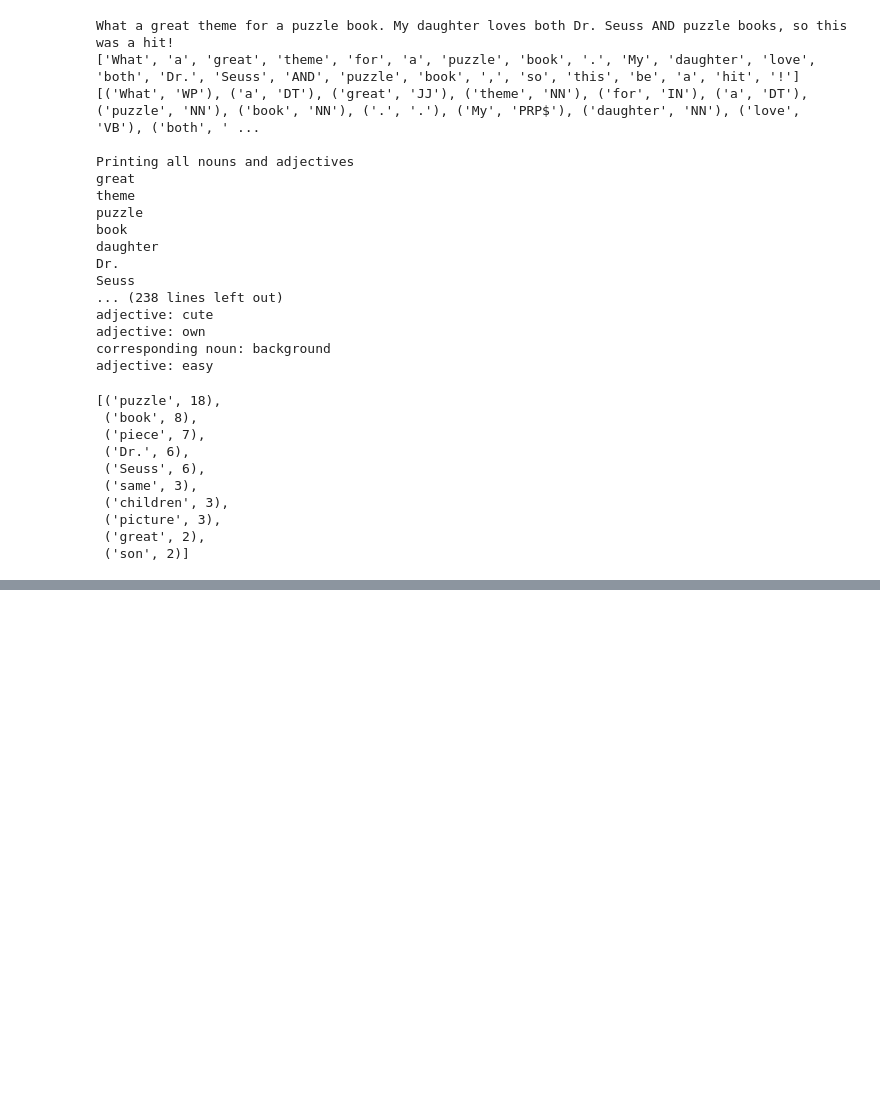
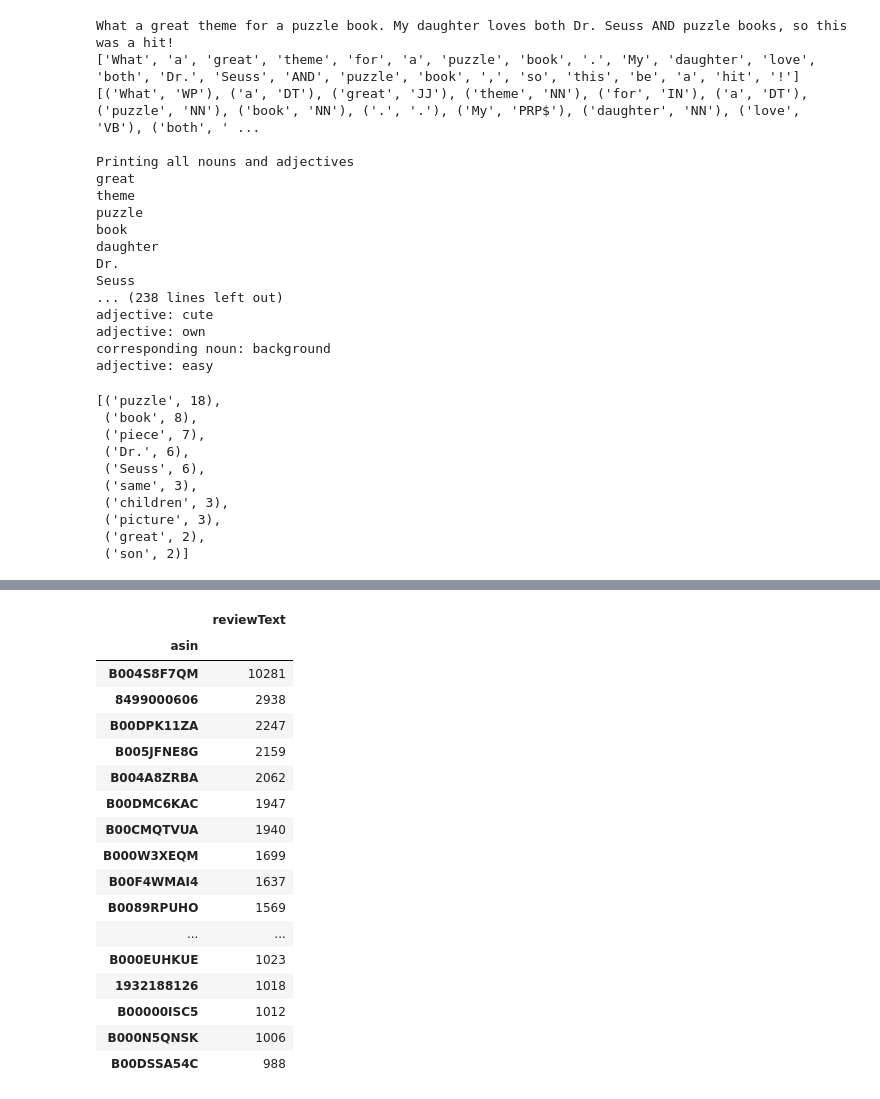
Before and after one commit to ArunimaKay/Capstone_Recommender_System, a Jupyter notebook: W210_toys_pos_frequency.ipynb, the cells around one changed output, grey strips where cells are left out. Cells and saved outputs as stored; diff of their text form; code cells hidden in the pictures; blank space fills up the shorter version.

```diff
--- a/W210_toys_pos_frequency.ipynb
+++ b/W210_toys_pos_frequency.ipynb
@@ -336,0 +577,21 @@ a.most_common(10)
+# %%
+cntByProduct.sort_values('reviewText',ascending = False).head(30)
+# %% [output]
+|  | reviewText |
+| asin |  |
+| B004S8F7QM | 10281 |
+| 8499000606 | 2938 |
+| B00DPK11ZA | 2247 |
+| B005JFNE8G | 2159 |
+| B004A8ZRBA | 2062 |
+| B00DMC6KAC | 1947 |
+| B00CMQTVUA | 1940 |
+| B000W3XEQM | 1699 |
+| B00F4WMAI4 | 1637 |
+| B0089RPUHO | 1569 |
+| ... | ... |
+| B000EUHKUE | 1023 |
+| 1932188126 | 1018 |
+| B00000ISC5 | 1012 |
+| B000N5QNSK | 1006 |
+| B00DSSA54C | 988 |
```
Also changed, not shown: parts of 48 cells of this notebook.
